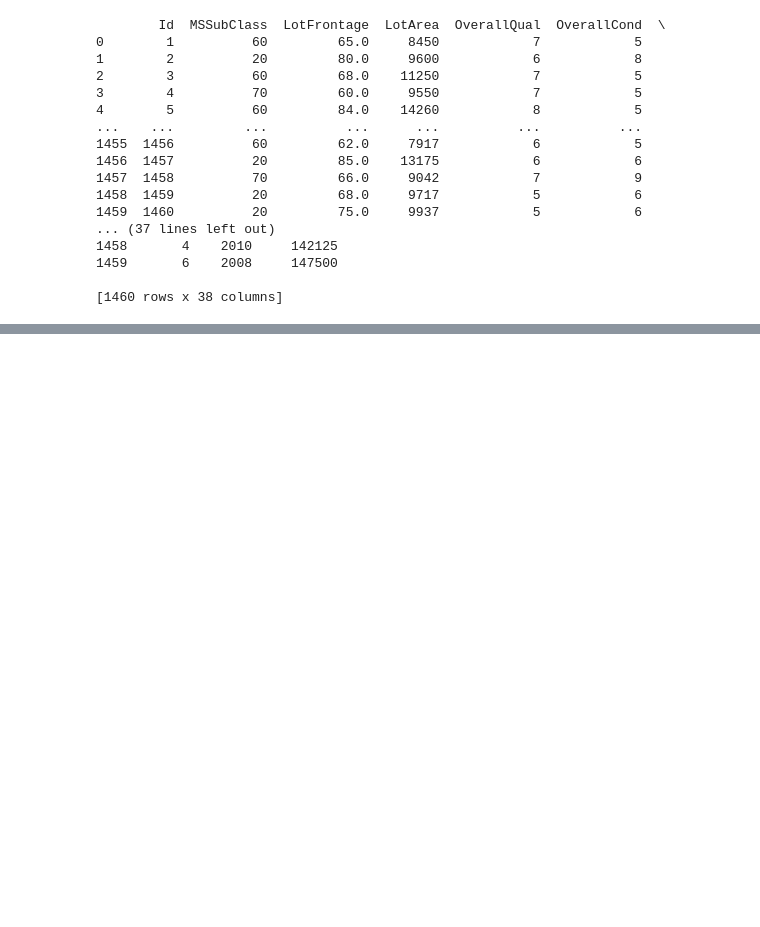
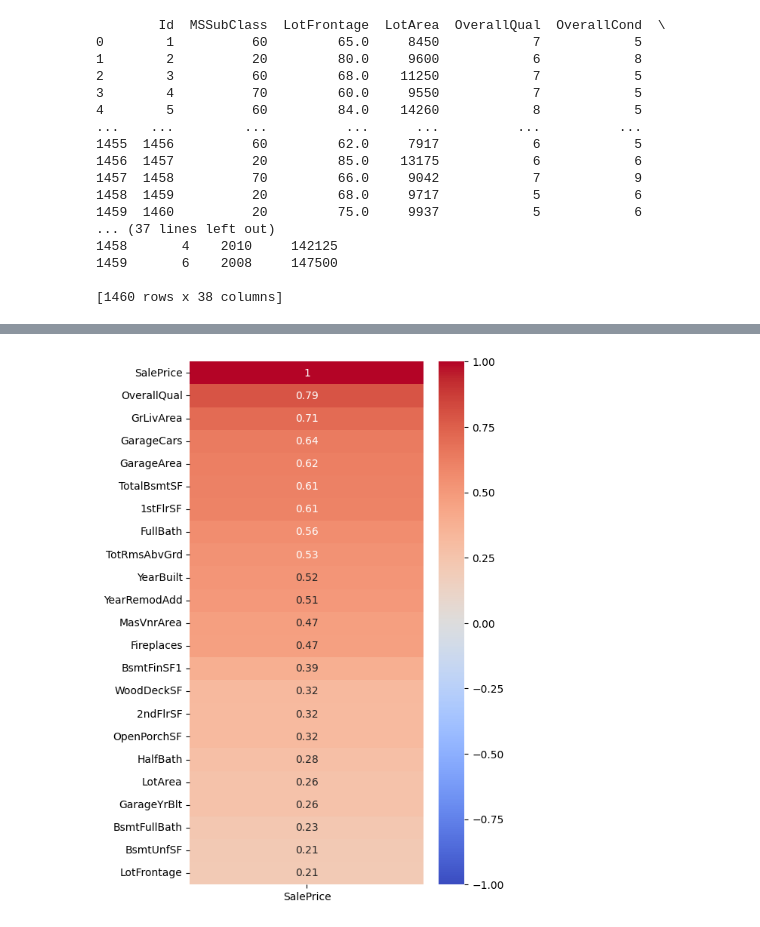
Before and after one commit to fabricio-inoue/House-Prices---Regression, a Jupyter notebook: House-pricing.ipynb, the cells around one changed output, grey strips where cells are left out. Saved outputs shown, nothing was run; the diff lists cells and outputs as text; code cells hidden in the pictures; blank space fills up the shorter version.

```diff
--- a/House-pricing.ipynb
+++ b/House-pricing.ipynb
@@ -97,0 +135,12 @@ import seaborn as sns
+# %%
+def corr_heatmap(df, corr_type):
+    plt.figure(figsize=(5, 9))
+    correlations = df.corr(corr_type)[['SalePrice']]
+    high_correlations = correlations[correlations['SalePrice'].abs() > 0.2].sort_values('SalePrice', ascending=False)
+    sns.heatmap(high_correlations, annot=True, cmap='coolwarm', vmin=-1, vmax=1)
+# %%
+numerical_columns.fillna(0, inplace=True)
+# %%
+corr_heatmap(numerical_columns, 'pearson')
+# %% [output]
+[figure, added]
```
Also changed, not shown: parts of 8 cells of this notebook.
